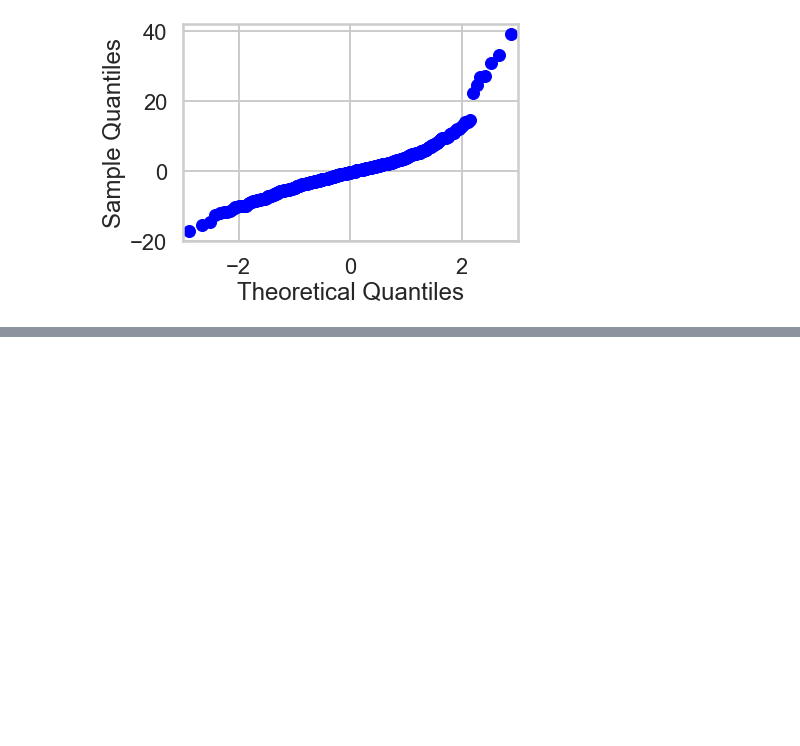
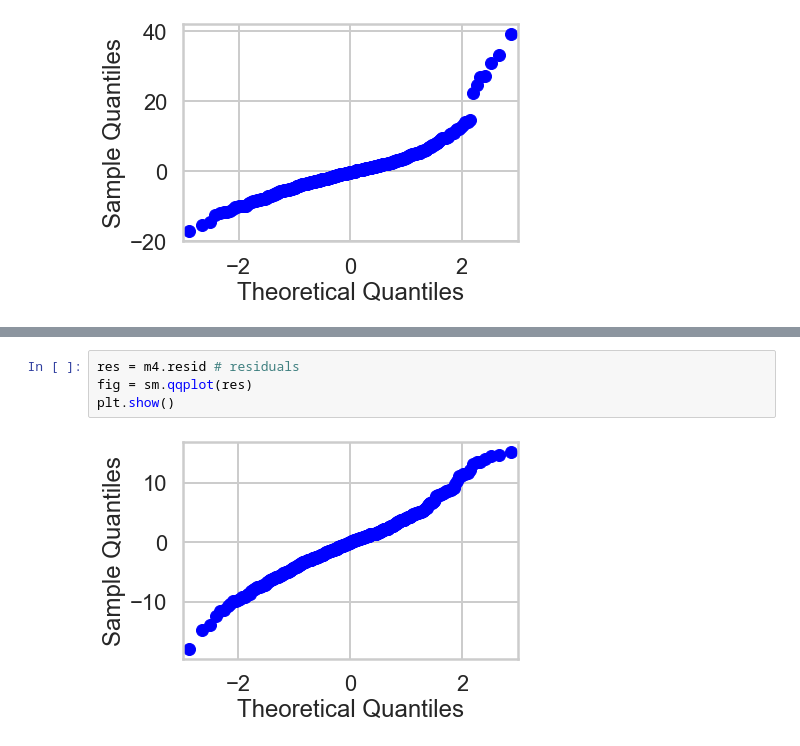
Before and after one commit to yulmee/springboard, a Jupyter notebook: Unit_10_1_Linear_Regression/Mini_Project_Linear_Regression.ipynb, the cells around one changed output, grey strips where cells are left out. Drawn from its saved outputs; the diff is of its cells as text; blank space fills up the shorter version.

```diff
--- a/Unit_10_1_Linear_Regression/Mini_Project_Linear_Regression.ipynb
+++ b/Unit_10_1_Linear_Regression/Mini_Project_Linear_Regression.ipynb
@@ -1029,0 +1090,6 @@ plot_leverage_resid2(m2)
+# %%
+res = m4.resid # residuals
+fig = sm.qqplot(res)
+plt.show()
+# %% [output]
+[figure, added]
```
Also changed, not shown: parts of 11 cells of this notebook, 3 other files.
